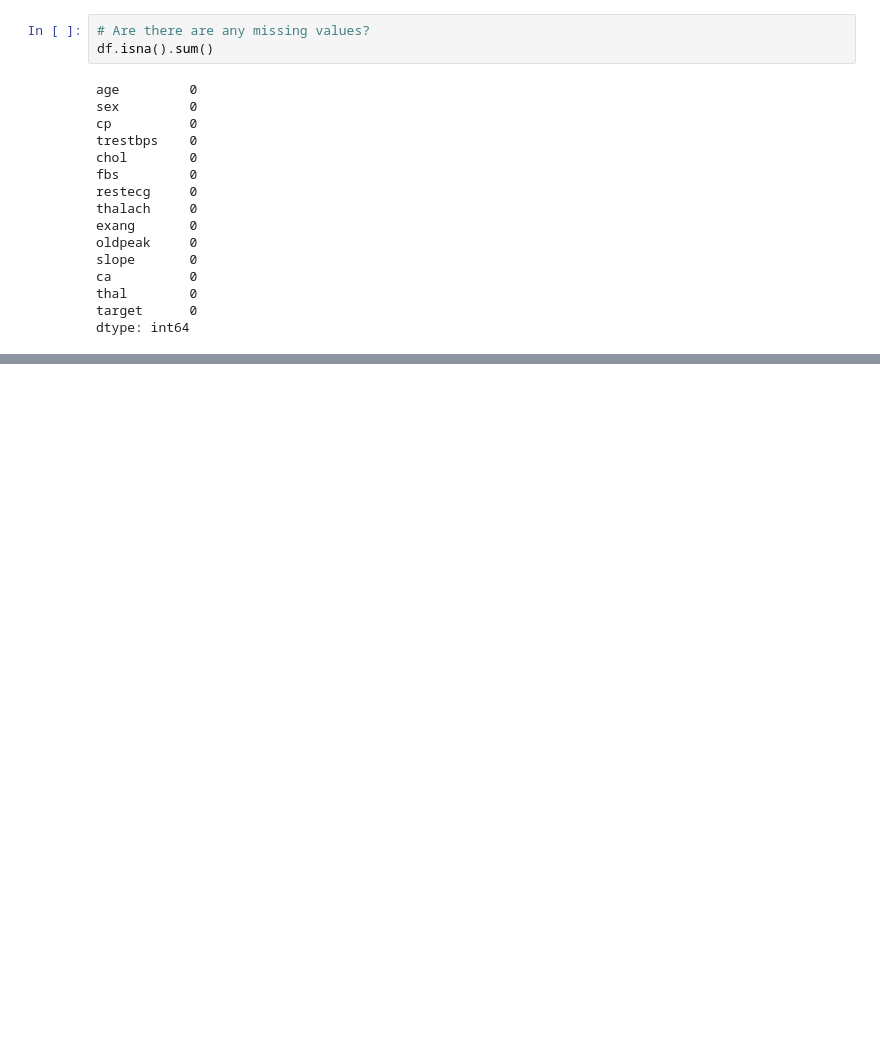
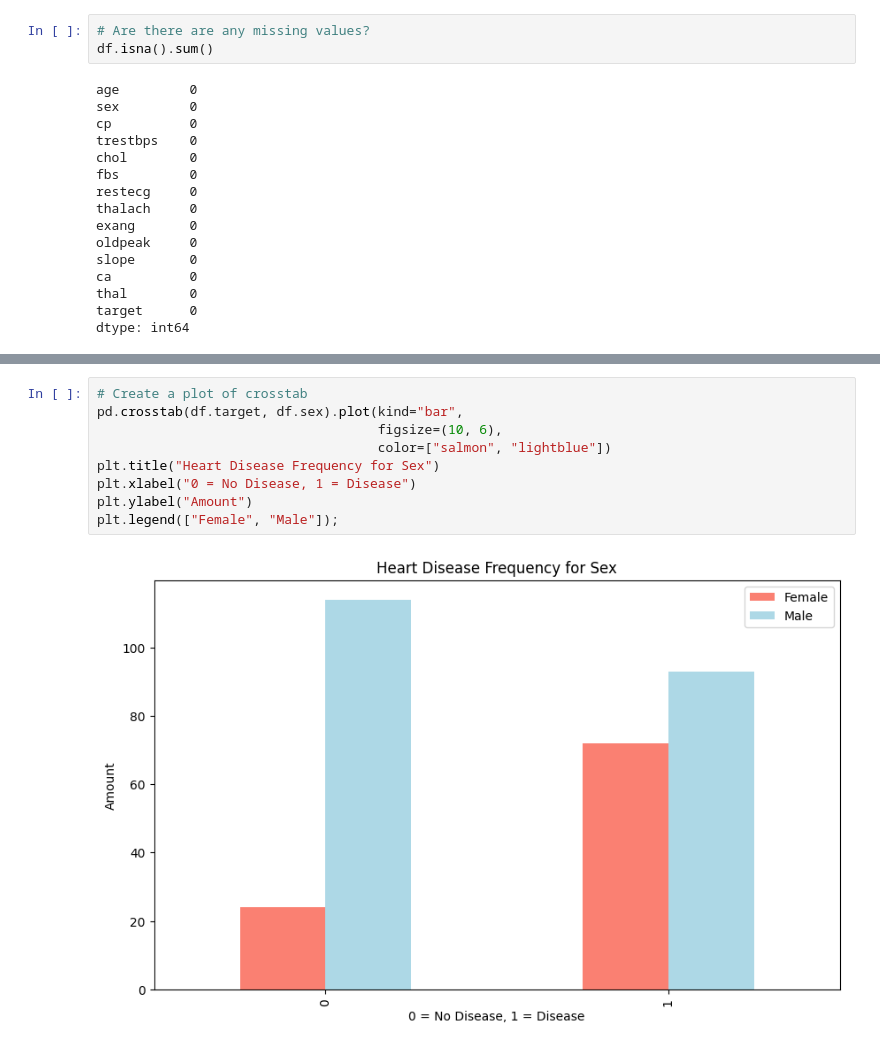
Before and after one commit to Mohammed-100700/Heart-Disease-Classification-using-ML, a Jupyter notebook: end-to-end-heart-disease-classification.ipynb, the cells around one changed output, grey strips where cells are left out. Cells and saved outputs as stored; diff of their text form; blank space fills up the shorter version.

```diff
--- a/end-to-end-heart-disease-classification.ipynb
+++ b/end-to-end-heart-disease-classification.ipynb
@@ -169,0 +187,11 @@ df.describe()
+# %%
+# Create a plot of crosstab
+pd.crosstab(df.target, df.sex).plot(kind="bar",
+                                    figsize=(10, 6),
+                                    color=["salmon", "lightblue"])
+plt.title("Heart Disease Frequency for Sex")
+plt.xlabel("0 = No Disease, 1 = Disease")
+plt.ylabel("Amount")
+plt.legend(["Female", "Male"]);
+# %% [output]
+[figure, added]
```
Also changed, not shown: parts of 3 cells of this notebook.
